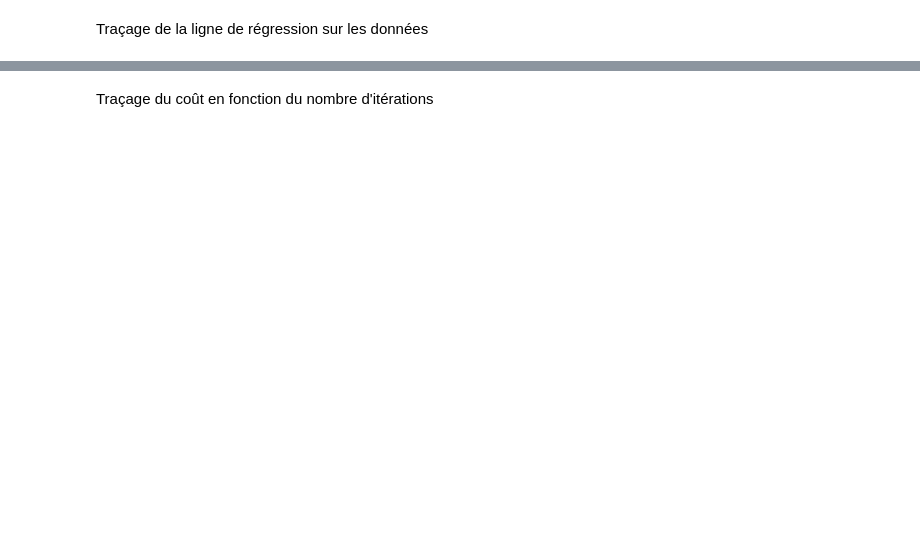
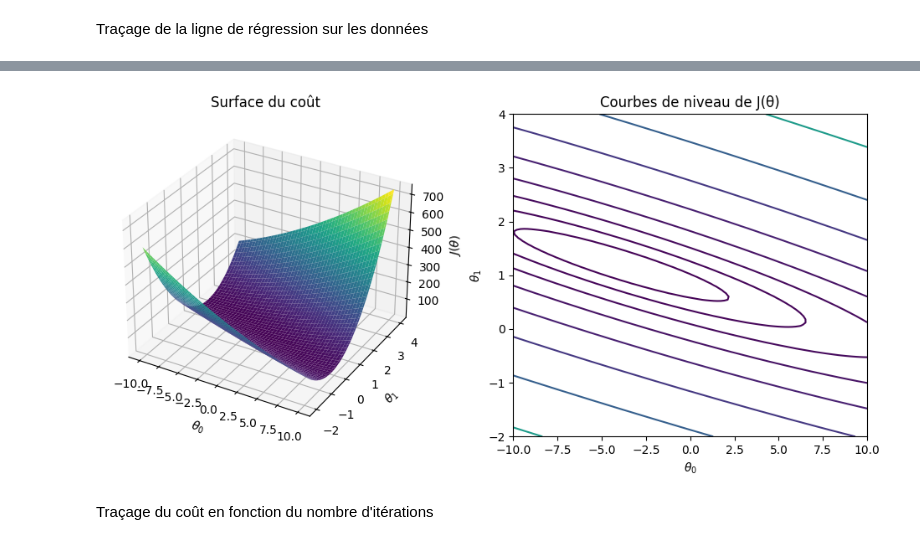
Before and after one commit to sarahmoussaoui/TP-Reseaux-de-Neurones, a Jupyter notebook: TP2/TP 2 Descente du gradient.ipynb, the cells around one changed output, grey strips where cells are left out. Cells and saved outputs as stored; diff of their text form; code cells hidden in the pictures; blank space fills up the shorter version.

```diff
--- a/TP2/TP 2 Descente du gradient.ipynb
+++ b/TP2/TP 2 Descente du gradient.ipynb
@@ -28,7 +59,9 @@ Mettons ces données dans leus vecteurs correspondants.
 # %%
-# rajoutons l'ordonnée à l'origine theta 0
-intercept=np.ones((data.shape[0],1))
+# rajoutons l'ordonnée à l'origine theta 0 : creates a column vector filled with ones, having the same number of rows as data
+intercept=np.ones((data.shape[0],1)) #  (the intercept) is added explicitly by inserting a column of ones into the dataset.
+# The first column contains ones (for the intercept).
+# The second column contains the original feature values.
 X=np.column_stack((intercept,data[:,0]))
 print (X.shape)
 y = data[:, 1]
-X
+y = y.reshape(-1, 1)  #  y est de forme (97,1)
@@ -115,2 +364,49 @@ Traçage du coût en fonction de $\theta_0$ et $\theta_1$
+# %%
+import matplotlib.pyplot as plt
+from mpl_toolkits.mplot3d import Axes3D
+
+def plotCostFunction(X, y):
+    """ Tracé de la surface du coût J(θ0, θ1) """
+
+    # Définir les valeurs de θ0 et θ1 sur une grille
+    theta0_vals = np.linspace(-10, 10, 100)
+    theta1_vals = np.linspace(-2, 4, 100)
+
+    J_vals = np.zeros((len(theta0_vals), len(theta1_vals)))  # Matrice des coûts
+
+    # Calculer J pour chaque paire (theta0, theta1)
+    for i, theta0 in enumerate(theta0_vals):
+        for j, theta1 in enumerate(theta1_vals):
+            theta = np.array([[theta0], [theta1]])  # Theta sous forme de matrice (2,1)
+            J_vals[i, j] = computeCost(X, y, theta)
+
+    # Créer les grilles de θ0 et θ1
+    Theta0, Theta1 = np.meshgrid(theta0_vals, theta1_vals)
+
+    # Tracé en 3D
+    fig = plt.figure(figsize=(12, 5))
+
+    # -------- Graphique 3D --------
+    ax1 = fig.add_subplot(121, projection='3d')
+    ax1.plot_surface(Theta0, Theta1, J_vals.T, cmap='viridis')
+    ax1.set_xlabel(r'$\theta_0$')
+    ax1.set_ylabel(r'$\theta_1$')
+    ax1.set_zlabel(r'$J(\theta)$')
+    ax1.set_title("Surface du coût")
+
+    # -------- Contour Plot --------
+    ax2 = fig.add_subplot(122)
+    ax2.contour(Theta0, Theta1, J_vals.T, levels=np.logspace(-2, 3, 20), cmap='viridis')
+    ax2.set_xlabel(r'$\theta_0$')
+    ax2.set_ylabel(r'$\theta_1$')
+    ax2.set_title("Courbes de niveau de J(θ)")
+
+    plt.show()
+
+
+# Affichage du coût en fonction de θ0 et θ1
+plotCostFunction(X, y)
+# %% [output]
+[figure, added]
 # %% [markdown]
 Traçage du coût en fonction du nombre d'itérations
```
Also changed, not shown: parts of 41 cells of this notebook.
